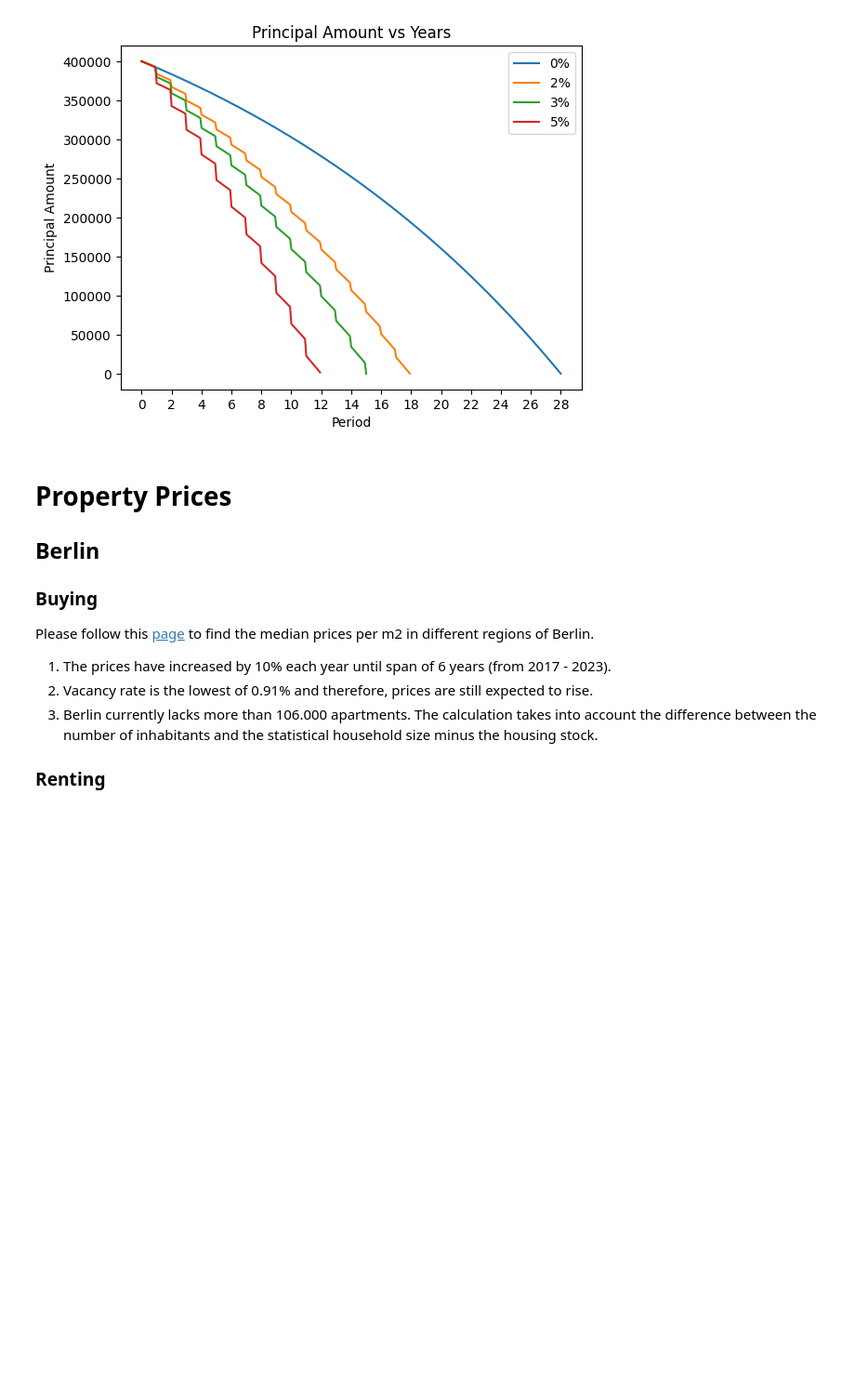
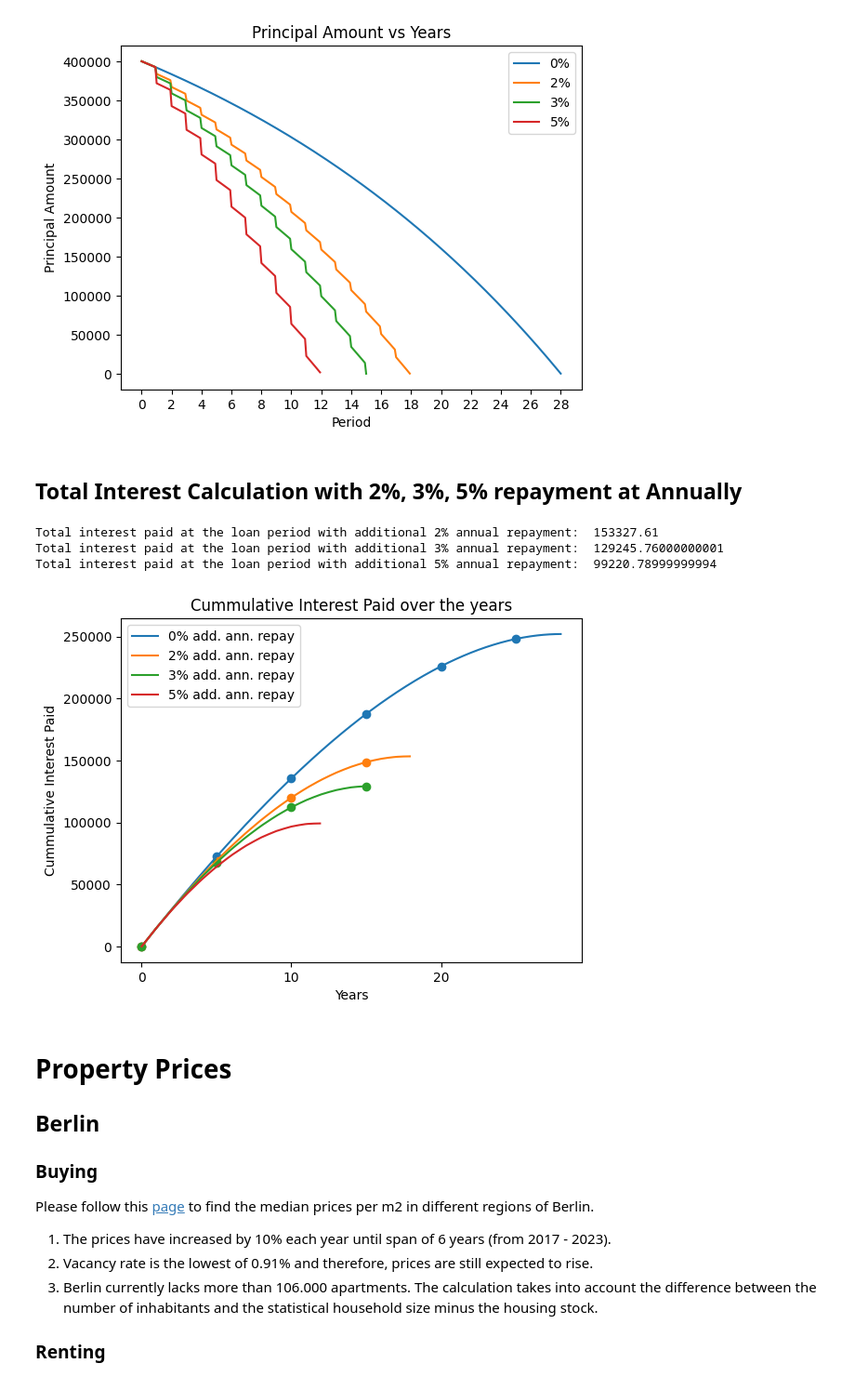
Before and after one commit to barunps3/financial_analysis, a Jupyter notebook: Base_calculation.ipynb, the cells around one changed output. Shown at 93% size. Saved outputs shown, nothing was run; the diff lists cells and outputs as text; code cells hidden in the pictures; blank space fills up the shorter version.

Commit message:
added loan calc with annual princip repayment

```diff
--- a/Base_calculation.ipynb
+++ b/Base_calculation.ipynb
@@ -280,6 +280,81 @@ Additional Prinicpal Repay at end of each year:  12000.0
 Starting Principal:  400000
 Additional Prinicpal Repay at end of each year:  20000.0
 [figure]
+# %% [markdown]
+## Total Interest Calculation with 2%, 3%, 5% repayment at Annually
+# %%
+def show_cumm_interest_rate(loan_calc_df):
+    cumm_interest_df = pd.DataFrame({"cumm_interest_paid": loan_calc_df['interest_paid_amt'].cumsum()})
+    interest_table = pd.concat([loan_calc_df['interest_paid_amt'], cumm_interest_df], axis=1)
+    return interest_table
+
+total_interest_loan2 = show_cumm_interest_rate(loan_calc_2)
+total_interest_loan3 = show_cumm_interest_rate(loan_calc_3)
+total_interest_loan5 = show_cumm_interest_rate(loan_calc_5)
+print("Total interest paid at the loan period with additional 2% annual repayment: ", total_interest_loan2['cumm_interest_paid'].iloc[-1])
+print("Total interest paid at the loan period with additional 3% annual repayment: ", total_interest_loan3['cumm_interest_paid'].iloc[-1])
+print("Total interest paid at the loan period with additional 5% annual repayment: ", total_interest_loan5['cumm_interest_paid'].iloc[-1])
+# %% [output]
+Total interest paid at the loan period with additional 2% annual repayment:  153327.61
+Total interest paid at the loan period with additional 3% annual repayment:  129245.76000000001
+Total interest paid at the loan period with additional 5% annual repayment:  99220.78999999994
+# %%
+# Calculate total interest paid every 5 year
+def calc_cumm_interest_every_5y(cumm_interest_df):
+    every_five_year_cumm_interest = cumm_interest_df.loc[::12*5, ['cumm_interest_paid']].copy() # copy() as loc return reference to original df
+    tmp = every_five_year_cumm_interest.index.to_numpy() / 12
+    every_five_year_cumm_interest["year"] = tmp.astype(int)
+    every_five_year_cumm_interest.index.name = "month"
+    return every_five_year_cumm_interest
+
+x = interest_table.index
+y = interest_table['cumm_interest_paid']
+plt.plot(x, y, label="0% add. ann. repay")
+x = every_five_year_cumm_interest.index
+y = every_five_year_cumm_interest['cumm_interest_paid'].to_numpy()
+plt.scatter(x, y)
+# Show ticks only for following values
+period_tick = [i for i in x.to_list() if i % 24 == 0]
+# While labelling ticks show them as years
+plt.xticks(period_tick, labels=[str(int(i / 12)) for i in period_tick])
+
+# Plot line for the cummulative interest
+x = total_interest_loan2.index
+y = total_interest_loan2['cumm_interest_paid']
+plt.plot(x, y, label="2% add. ann. repay")
+# Put markers of cummulative interest paid every 5 years
+every_five_year_cumm_interest_loan2 = calc_cumm_interest_every_5y(total_interest_loan2)
+x = every_five_year_cumm_interest_loan2.index
+y = every_five_year_cumm_interest_loan2['cumm_interest_paid'].to_numpy()
+plt.scatter(x, y)
+
+# Plot line for the cummulative interest
+x = total_interest_loan3.index
+y = total_interest_loan3['cumm_interest_paid']
+plt.plot(x, y, label="3% add. ann. repay")
+# Put markers of cummulative interest paid every 5 years
+every_five_year_cumm_interest_loan3 = calc_cumm_interest_every_5y(total_interest_loan3)
+x = every_five_year_cumm_interest_loan3.index
+y = every_five_year_cumm_interest_loan3['cumm_interest_paid'].to_numpy()
+plt.scatter(x, y)
+
+
+x = total_interest_loan5.index
+y = total_interest_loan5['cumm_interest_paid']
+plt.plot(x, y, label="5% add. ann. repay")
+# Put markers of cummulative interest paid every 5 years
+every_five_year_cumm_interest_loan5 = calc_cumm_interest_every_5y(total_interest_loan5)
+x = every_five_year_cumm_interest_loan5.index
+y = every_five_year_cumm_interest_loan5['cumm_interest_paid'].to_numpy()
+plt.scatter(x, y)
+
+plt.xlabel("Years")
+plt.ylabel("Cummulative Interest Paid")
+plt.title('Cummulative Interest Paid over the years')
+plt.legend()
+plt.show()# Calculate total interest paid every 5 year
+# %% [output]
+[figure, added]
 # %% [markdown]
 # Property Prices
 ## Berlin
```
